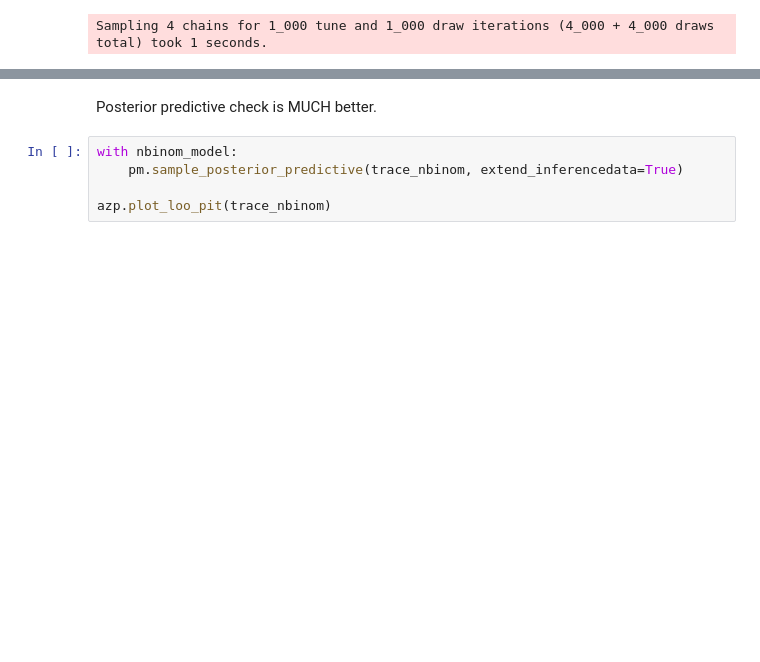
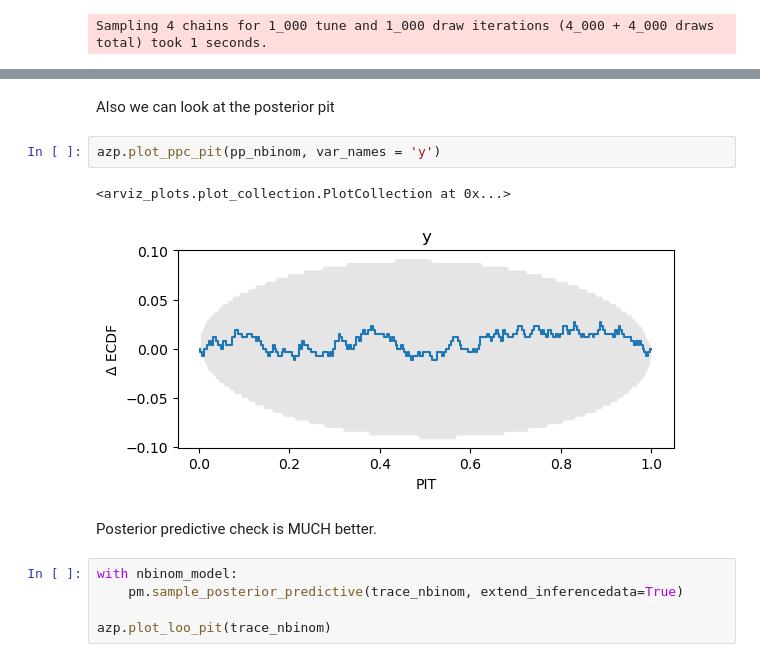
Before and after one commit to DrEntropy/BDA3_Study, a Jupyter notebook: roachescv.ipynb, the cells around one changed output, grey strips where cells are left out. Saved outputs shown, nothing was run; the diff lists cells and outputs as text; blank space fills up the shorter version.

```diff
--- a/roachescv.ipynb
+++ b/roachescv.ipynb
@@ -227,3 +225,10 @@ Sampling: [y]
+# %% [markdown]
+Also we can look at the posterior pit
+# %%
+azp.plot_ppc_pit(pp_nbinom, var_names = 'y')
+# %% [output]
+<arviz_plots.plot_collection.PlotCollection at 0x...>
+[figure, added]
 # %% [markdown]
 Posterior predictive check is MUCH better.
 # %%
```
Also changed, not shown: parts of 31 cells of this notebook.
